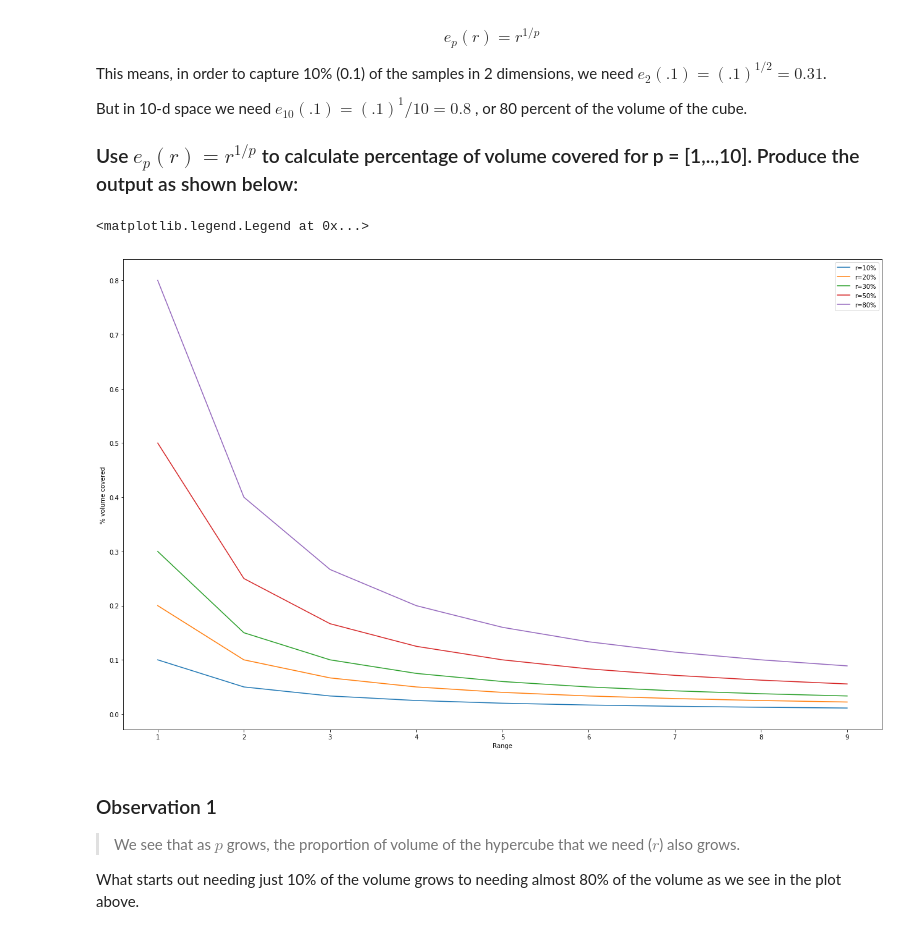
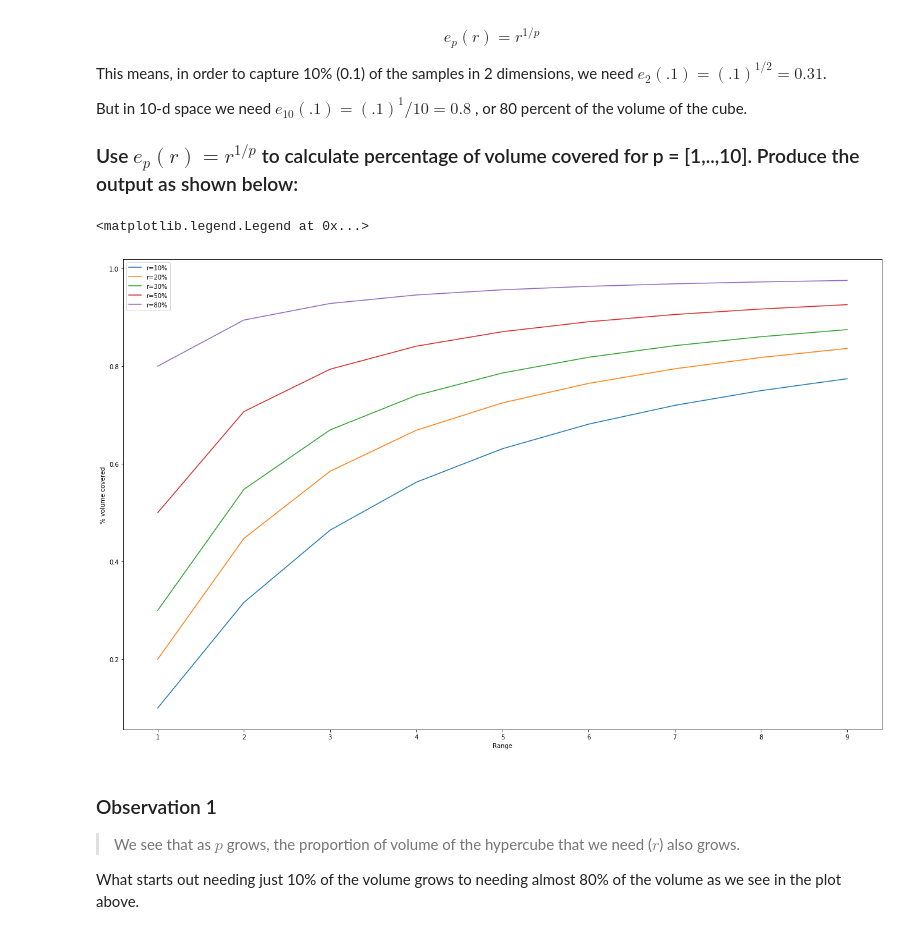
Before and after one commit to ConnorAnderson29/dsc-3-34-03-curse-of-dimensionality-simulation-lab-seattle-ds-career-040119, a Jupyter notebook: index.ipynb, the cells around one changed output. Saved outputs shown, nothing was run; the diff lists cells and outputs as text; code cells hidden in the pictures.

```diff
--- a/index.ipynb
+++ b/index.ipynb
@@ -73,17 +73,17 @@ But in 10-d space we need $e_10(.1)=(.1)^1/10=0.8$ , or 80 percent of the volume
 # %%
 plt.figure(figsize=(22,14), edgecolor='red')
 plt.xlabel('Range')
 plt.ylabel('% volume covered')
 
-plt.plot(range(1,10), [0.1**1/n for n in range(1,10)], label='r=10%')
-plt.plot(range(1,10), [0.2**1/n for n in range(1,10)], label='r=20%')
-plt.plot(range(1,10), [0.3**1/n for n in range(1,10)], label='r=30%')
-plt.plot(range(1,10), [0.5**1/n for n in range(1,10)], label='r=50%')
-plt.plot(range(1,10), [0.8**1/n for n in range(1,10)], label='r=80%')
+plt.plot(range(1,10), [0.1**(1/n) for n in range(1,10)], label='r=10%')
+plt.plot(range(1,10), [0.2**(1/n) for n in range(1,10)], label='r=20%')
+plt.plot(range(1,10), [0.3**(1/n) for n in range(1,10)], label='r=30%')
+plt.plot(range(1,10), [0.5**(1/n) for n in range(1,10)], label='r=50%')
+plt.plot(range(1,10), [0.8**(1/n) for n in range(1,10)], label='r=80%')
 plt.legend()
 # %% [output]
 <matplotlib.legend.Legend at 0x...>
-[figure, old version]
+[figure, new version]
 # %% [markdown]
 ### Observation 1
 > We see that as   $p$  grows, the proportion of volume of the hypercube that we need ($r$) also grows.
```
